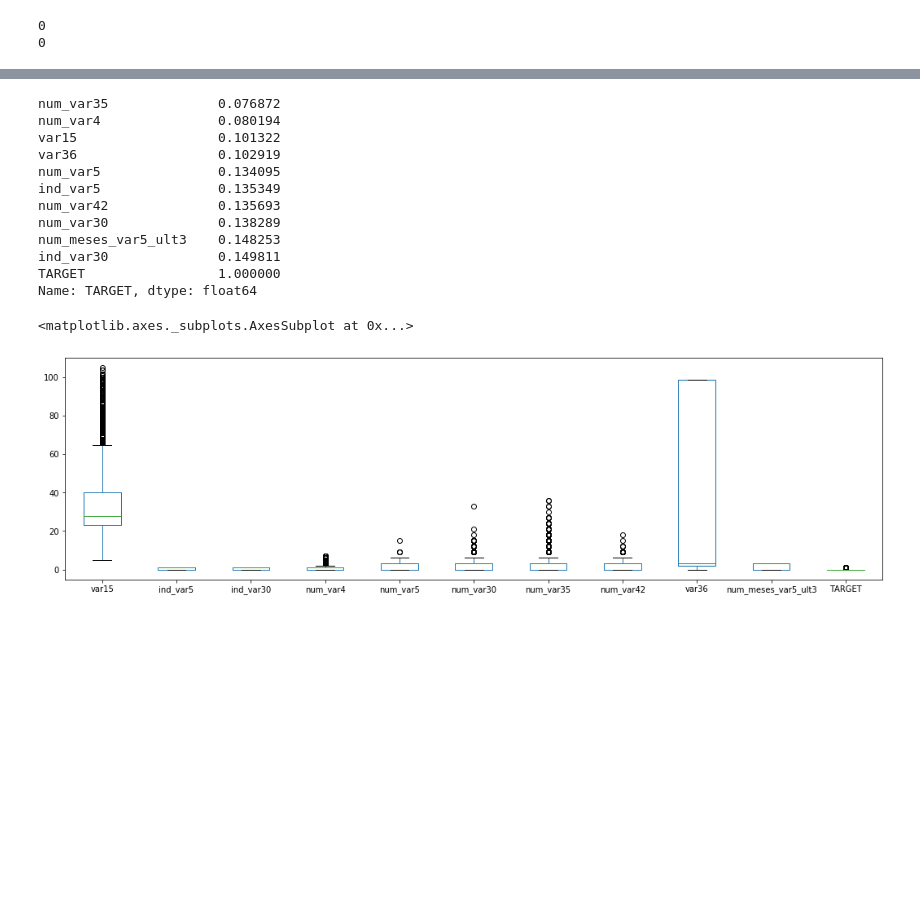
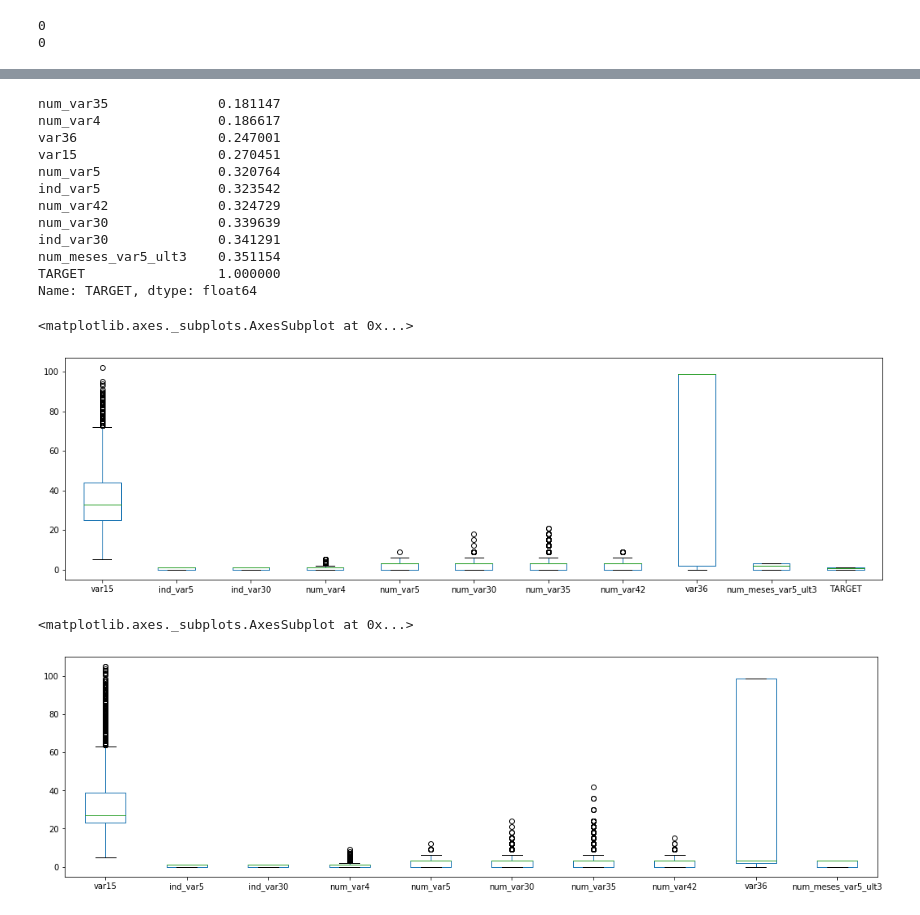
Before and after one commit to gustavomccoelho/Customer-Satisfaction-Prediction, a Jupyter notebook: code/Exploratory-Analysis.ipynb, the cells around one changed output, grey strips where cells are left out. Drawn from its saved outputs; the diff is of its cells as text; code cells hidden in the pictures; blank space fills up the shorter version.

```diff
--- a/code/Exploratory-Analysis.ipynb
+++ b/code/Exploratory-Analysis.ipynb
@@ -65,23 +105,28 @@ train2.describe()
 # %%
-abs(train2.corr(method = 'pearson')["TARGET"]).sort_values()
+abs(train3.corr(method = 'pearson')["TARGET"]).sort_values()
 # %% [output]
-num_var35              0.076872
-num_var4               0.080194
-var15                  0.101322
-var36                  0.102919
-num_var5               0.134095
-ind_var5               0.135349
-num_var42              0.135693
-num_var30              0.138289
-num_meses_var5_ult3    0.148253
-ind_var30              0.149811
+num_var35              0.181147
+num_var4               0.186617
+var36                  0.247001
+var15                  0.270451
+num_var5               0.320764
+ind_var5               0.323542
+num_var42              0.324729
+num_var30              0.339639
+ind_var30              0.341291
+num_meses_var5_ult3    0.351154
 TARGET                 1.000000
 Name: TARGET, dtype: float64
 # %%
-train2.boxplot(grid = False, figsize = (18,5))
+train3.boxplot(grid = False, figsize = (18,5))
 # %% [output]
 <matplotlib.axes._subplots.AxesSubplot at 0x...>
-[figure, old version]
+[figure, new version]
+# %%
+test2.boxplot(grid = False, figsize = (18,5))
+# %% [output]
+<matplotlib.axes._subplots.AxesSubplot at 0x...>
+[figure, added]
 # %%
 # Pairplot
 
```
Also changed, not shown: parts of 10 cells of this notebook, 1 other file.
